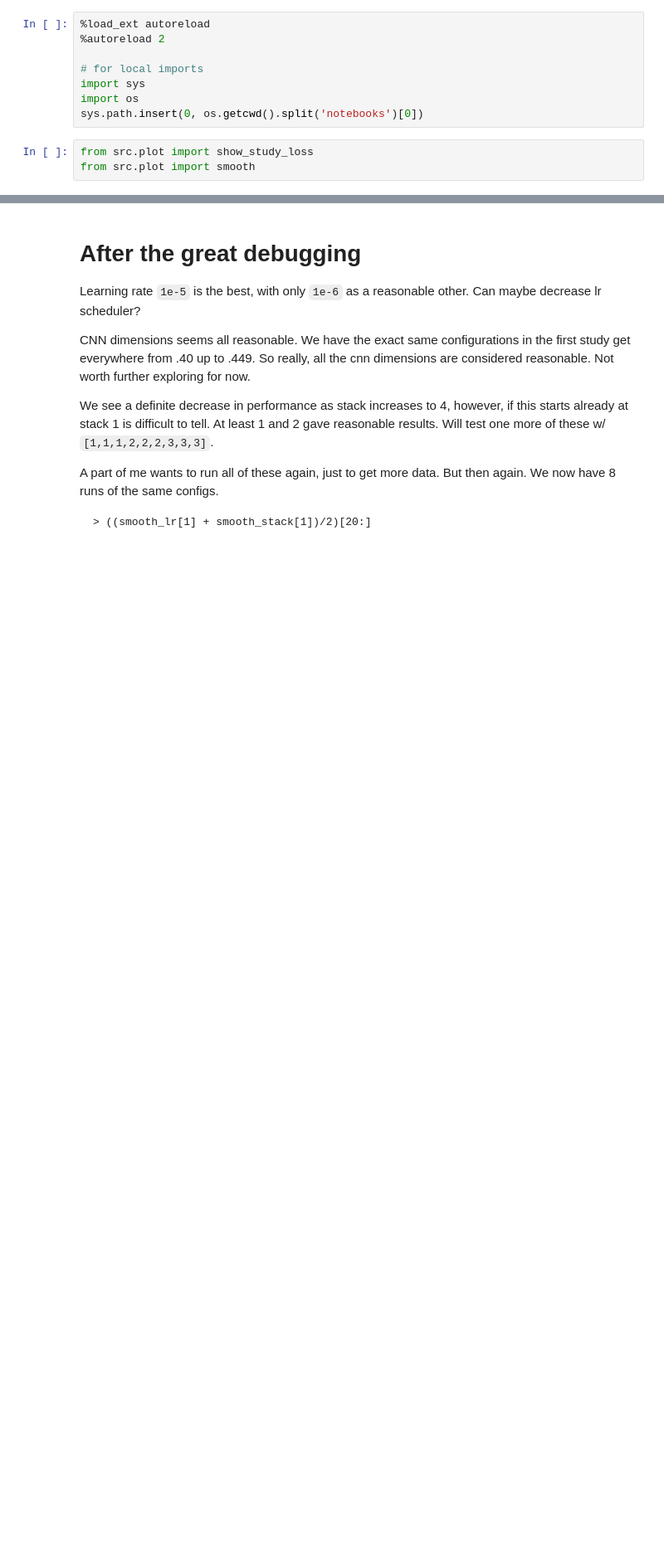
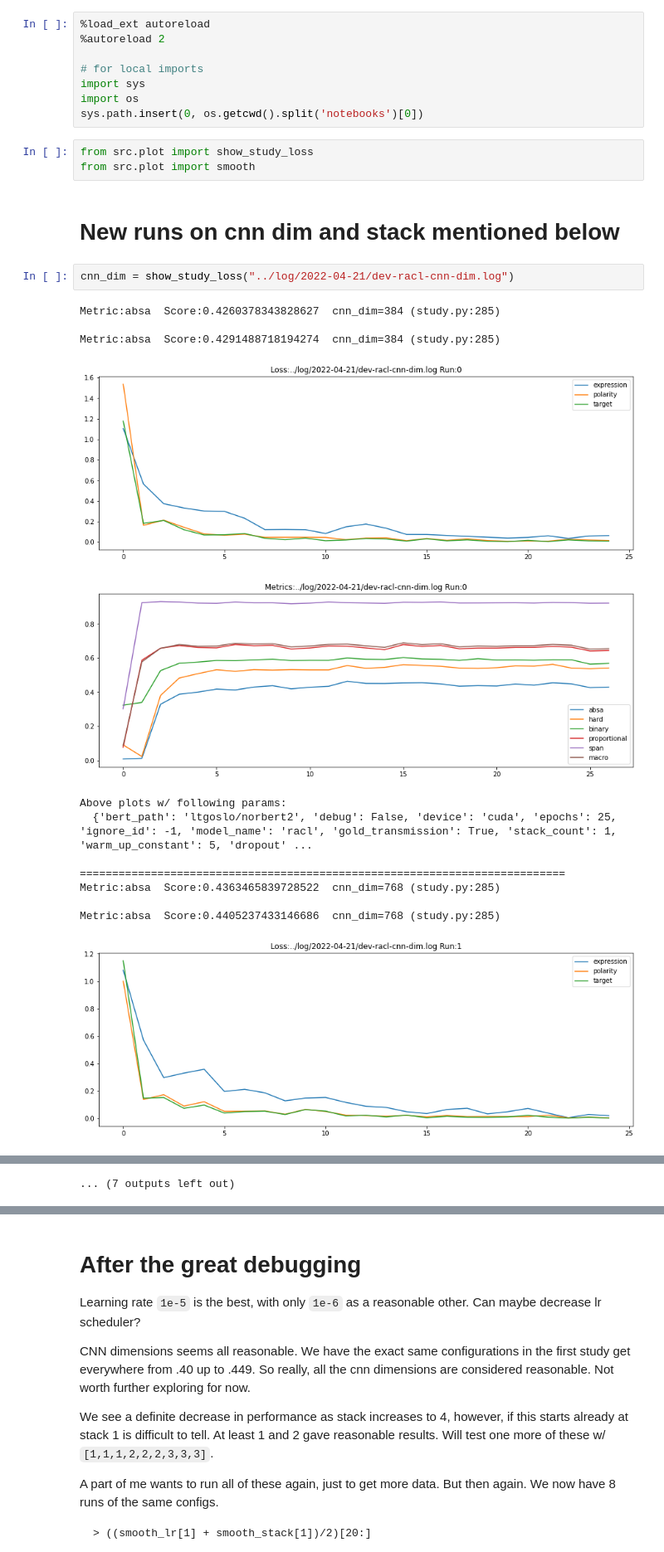
Before and after one commit to pmhalvor/fgsa, a Jupyter notebook: notebooks/hyper-racl.ipynb, the cells around one changed output, grey strips where cells are left out. Shown at 83% size. Cells and saved outputs as stored; diff of their text form; blank space fills up the shorter version.

Commit message:
racl nb w/ stack and cnn (poor results)

```diff
--- a/notebooks/hyper-racl.ipynb
+++ b/notebooks/hyper-racl.ipynb
@@ -9,3 +9,21 @@ sys.path.insert(0, os.getcwd().split('notebooks')[0])
 # %%
 from src.plot import show_study_loss
 from src.plot import smooth
+# %% [markdown]
+# New runs on cnn dim and stack mentioned below
+# %%
+cnn_dim = show_study_loss("../log/2022-04-21/dev-racl-cnn-dim.log")
+# %% [output]
+Metric:absa  Score:0.4260378343828627  cnn_dim=384 (study.py:285)
+
+Metric:absa  Score:0.4291488718194274  cnn_dim=384 (study.py:285)
+[figure, added]
+[figure, added]
+Above plots w/ following params:
+  {'bert_path': 'ltgoslo/norbert2', 'debug': False, 'device': 'cuda', 'epochs': 25, 'ignore_id': -1, 'model_name': 'racl', 'gold_transmission': True, 'stack_count': 1, 'warm_up_constant': 5, 'dropout' ...
+
+===========================================================================
+Metric:absa  Score:0.4363465839728522  cnn_dim=768 (study.py:285)
+
+Metric:absa  Score:0.4405237433146686  cnn_dim=768 (study.py:285)
+[figure, added]
@@ -11,0 +49 @@ from src.plot import smooth
+... (7 outputs left out)
```
Also changed, not shown: parts of 2 cells of this notebook.
